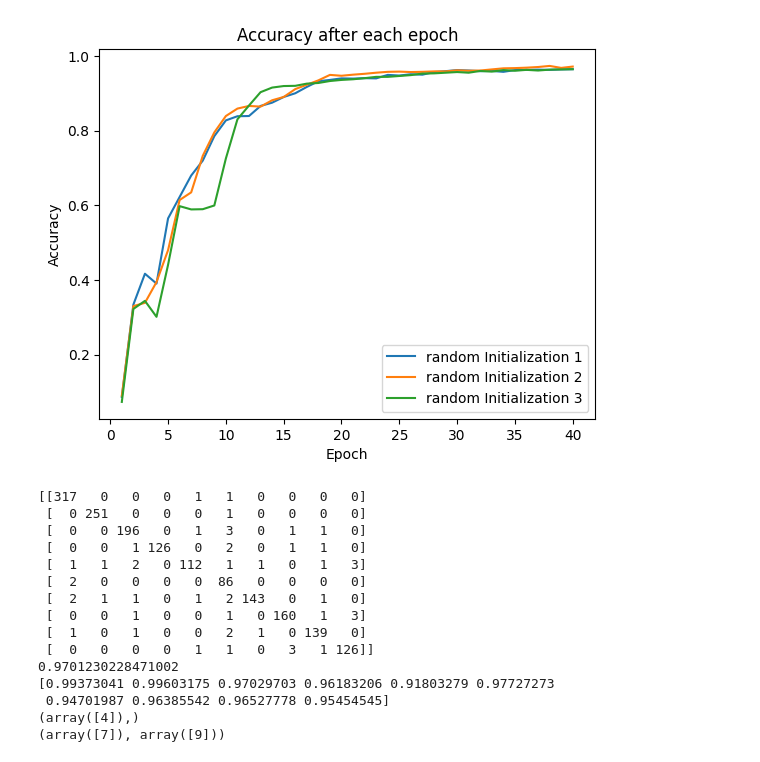
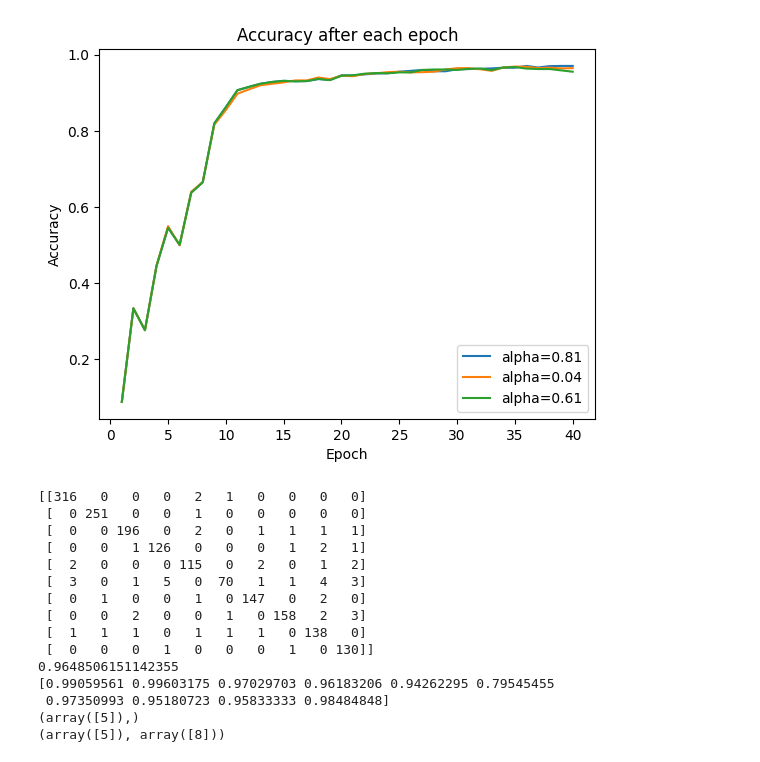
Before and after one commit to yr-chen2000/Deep-Learning-A0, a Jupyter notebook: A0-T2.ipynb, the cells around one changed output. Drawn from its saved outputs; the diff is of its cells as text; code cells hidden in the pictures.

```diff
--- a/A0-T2.ipynb
+++ b/A0-T2.ipynb
@@ -18,68 +18,70 @@ train_out = train_out.to_numpy().flatten()
 test_in= test_in.to_numpy()
 test_out = test_out.to_numpy().flatten()
 # %%
-def train(T_train, train_out, W, alpha):
+def train(T, train, w, a):
 
     # Prediction with current W
-    predictions=np.argmax(np.dot(T_train, W),axis=1)
+    predictions=np.argmax(np.dot(T, w),axis=1)
 
-    # The label of train_out, with size of (n_samples, 10). For i-th data, if it's j, Label_Matrix [i,j]=1. everywhere else is 0 in Label_Matrix
-    Label_Matrix=np.zeros((len(train_out),10))
-    Label_Matrix[np.arange(len(train_out)),train_out]=1
+    # The label of train, with size of (n_samples, 10). For i-th data, if it's j, Label_Matrix [i,j]=1. everywhere else is 0 in Label_Matrix
+    Label_Matrix=np.zeros((len(train),10))
+    Label_Matrix[np.arange(len(train)),train]=1
 
     # The label of predictions, with size of (n_samples, 10). For i-th data, if it's j, Predictions_Matrix [i,j]=1. everywhere else is 0 in Predictions_Matrix
     Predictions_Matrix=np.zeros((len(predictions),10))
     Predictions_Matrix[np.arange(len(predictions)),predictions]=1
 
+
     # calculate (y_true - y_pred)
     delta_Matrix=Label_Matrix-Predictions_Matrix
 
     # update W for regular weights
-    W[:-1,:]+=2*alpha*np.dot(T_train[:,:-1].T,delta_Matrix)
+    w[:-1,:]+=2*a*np.dot(T[:,:-1].T,delta_Matrix)
 
     # update W for bias
-    W[-1,:]+=2*alpha*np.sum(delta_Matrix,axis=0)
+    w[-1,:]+=2*a*np.sum(delta_Matrix,axis=0)
 
-    accuray=np.mean(predictions == train_out)
+    accuray=np.mean(predictions == train)
 
-    return W, accuray
+    return w, accuray
 # %%
-#alpha=np.random.rand(3)# learning rates
-alpha=0.01*np.ones(3)# learning rates
+alpha=np.random.rand(3)# learning rates
+#alpha=0.01*np.ones(3)# learning rates
 epochs=40
 
 #Initialize
 #W=np.zeros((3,257,10))
 #W=np.ones((3,257,10))
-W=np.random.rand(3,257,10)
+W = np.tile(np.random.rand(257, 10), (3, 1, 1))
+#W=np.random.rand(3,257,10)
 Accuracy=np.zeros((3,epochs))
 
 #Train
 T_train=np.hstack([train_in, np.ones((len(train_in), 1))])
 for i in range(epochs):
     W[0], Accuracy[0][i]=train(T_train, train_out, W[0], alpha[0])
     W[1], Accuracy[1][i]=train(T_train, train_out, W[1], alpha[1])
     W[2], Accuracy[2][i]=train(T_train, train_out, W[2], alpha[2])
 
 #select the best prediction
 best_index=np.argmax([Accuracy[0][epochs-1], Accuracy[1][epochs-1], Accuracy[2][epochs-1]])
 W_best=W[best_index]
 #plot
-'''
 plt.plot(np.arange(1,epochs+1),Accuracy[0],label=f'alpha={alpha[0]:.2f}')
 plt.plot(np.arange(1,epochs+1),Accuracy[1],label=f'alpha={alpha[1]:.2f}')
 plt.plot(np.arange(1,epochs+1),Accuracy[2],label=f'alpha={alpha[2]:.2f}')
 '''
 plt.plot(np.arange(1,epochs+1),Accuracy[0],label='random Initialization 1')
 plt.plot(np.arange(1,epochs+1),Accuracy[1],label='random Initialization 2')
 plt.plot(np.arange(1,epochs+1),Accuracy[2],label='random Initialization 3')
+'''
 plt.xlabel('Epoch')
 plt.ylabel('Accuracy')
 plt.title('Accuracy after each epoch')
 plt.legend()
 plt.show()
 # %% [output]
-[figure, old version]
+[figure, new version]
 # %%
 #Predictions for the training set
 train_predictions=np.argmax(np.dot(T_train, W_best), axis=1)
@@ -101,21 +103,21 @@ print(accuracy_train)#accuracy in each digits for the training set
 print(Least_acc_train)#most difficult to classify correctly
 print(error_pair_train)#most common mistaken pair for Nearest mean classifier in the training set
 # %% [output]
-[[317   0   0   0   1   1   0   0   0   0]
- [  0 251   0   0   0   1   0   0   0   0]
- [  0   0 196   0   1   3   0   1   1   0]
- [  0   0   1 126   0   2   0   1   1   0]
- [  1   1   2   0 112   1   1   0   1   3]
- [  2   0   0   0   0  86   0   0   0   0]
- [  2   1   1   0   1   2 143   0   1   0]
- [  0   0   1   0   0   1   0 160   1   3]
- [  1   0   1   0   0   2   1   0 139   0]
- [  0   0   0   0   1   1   0   3   1 126]]
-0.9701230228471002
-[0.99373041 0.99603175 0.97029703 0.96183206 0.91803279 0.97727273
- 0.94701987 0.96385542 0.96527778 0.95454545]
-(array([4]),)
-(array([7]), array([9]))
+[[316   0   0   0   2   1   0   0   0   0]
+ [  0 251   0   0   1   0   0   0   0   0]
+ [  0   0 196   0   2   0   1   1   1   1]
+ [  0   0   1 126   0   0   0   1   2   1]
+ [  2   0   0   0 115   0   2   0   1   2]
+ [  3   0   1   5   0  70   1   1   4   3]
+ [  0   1   0   0   1   0 147   0   2   0]
+ [  0   0   2   0   0   1   0 158   2   3]
+ [  1   1   1   0   1   1   1   0 138   0]
+ [  0   0   0   1   0   0   0   1   0 130]]
+0.9648506151142355
+[0.99059561 0.99603175 0.97029703 0.96183206 0.94262295 0.79545455
+ 0.97350993 0.95180723 0.95833333 0.98484848]
+(array([5]),)
+(array([5]), array([8]))
 # %%
 #Predictions for the test set
 T_test=np.hstack([test_in, np.ones((len(test_in), 1))])
```
Also changed, not shown: parts of 3 cells of this notebook.
